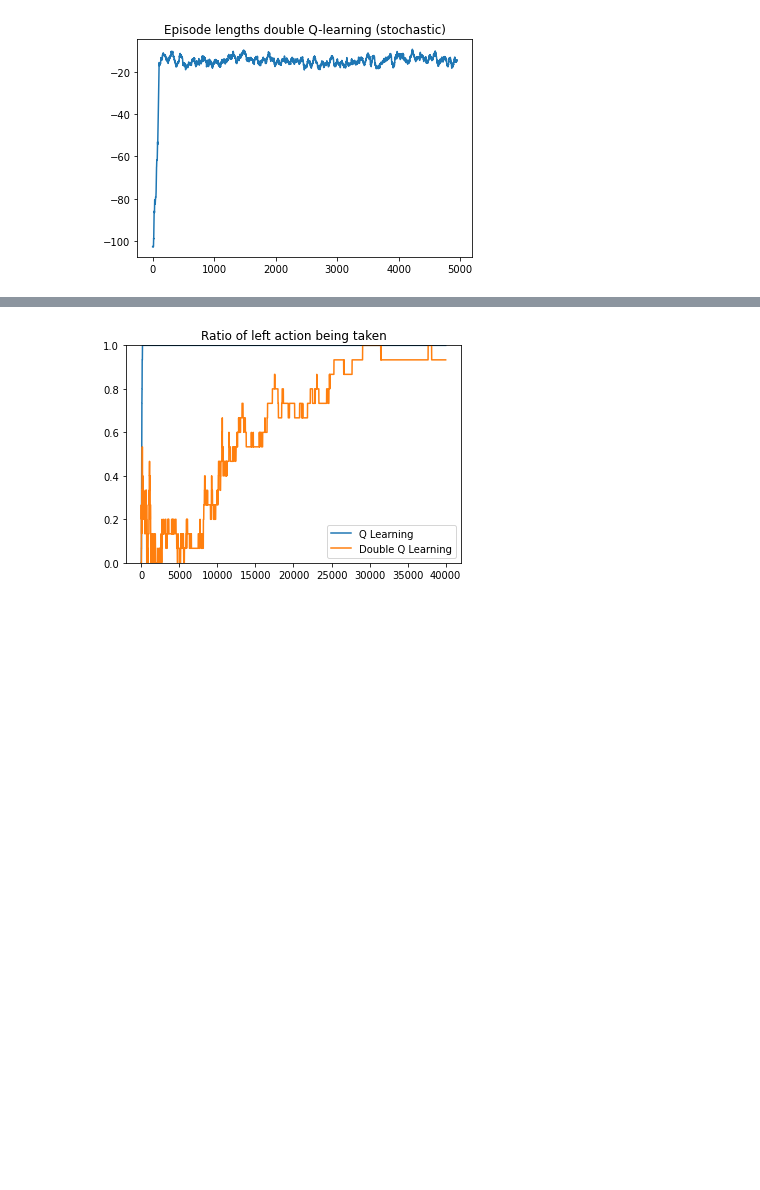
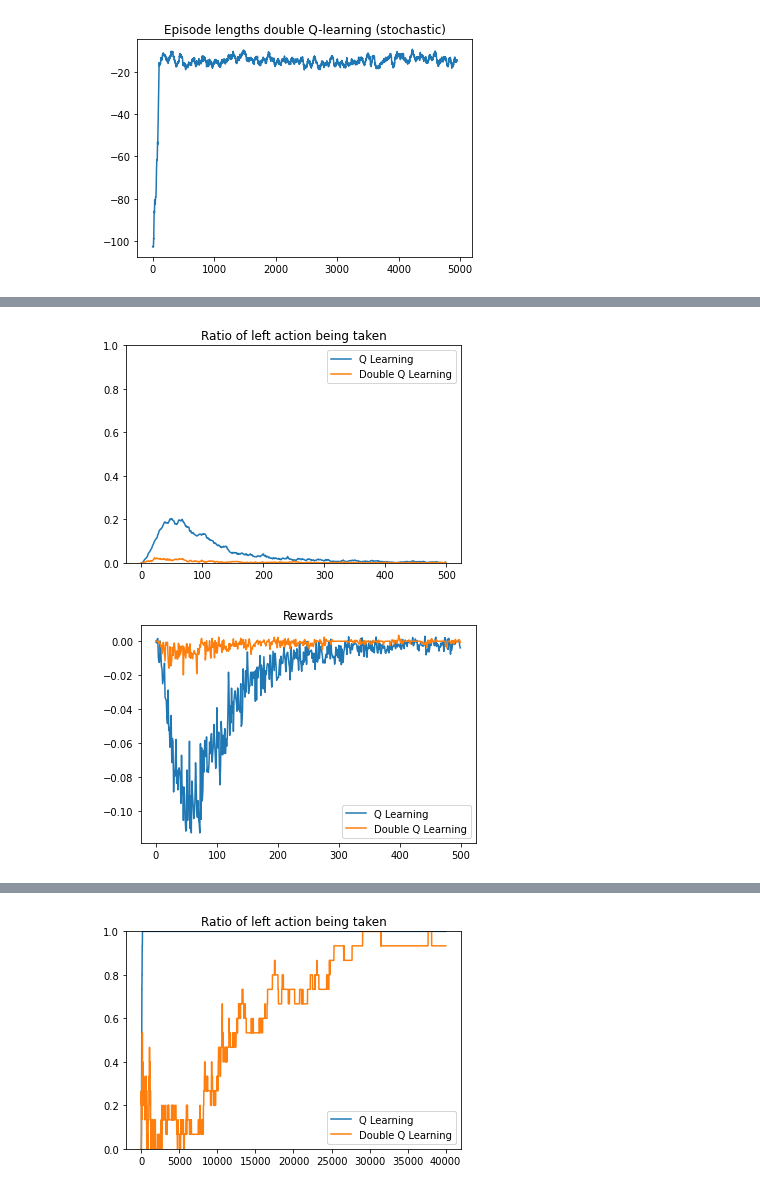
Before and after one commit to ThijsKuipers1995/RL_project, a Jupyter notebook: results.ipynb, the cells around one changed output, grey strips where cells are left out. Cells and saved outputs as stored; diff of their text form; code cells hidden in the pictures; blank space fills up the shorter version.

```diff
--- a/results.ipynb
+++ b/results.ipynb
@@ -85,0 +86,5 @@ experiments.ratio_left_right(epsilon=1)
+# %%
+experiments.ratio_left_right(mu=-0.5, epsilon=0.1, policy_type="epsilon_greedy")
+# %% [output]
+[figure, added]
+[figure, added]
```
Also changed, not shown: parts of 5 cells of this notebook, 1 other file.
